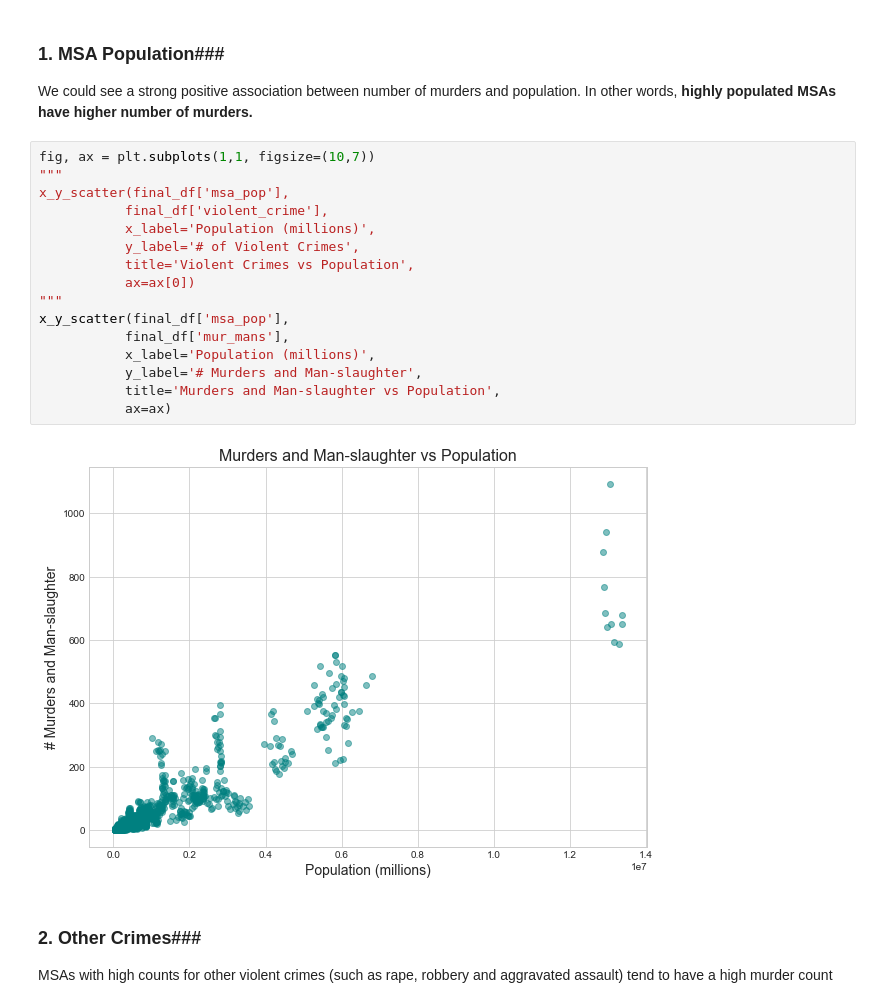
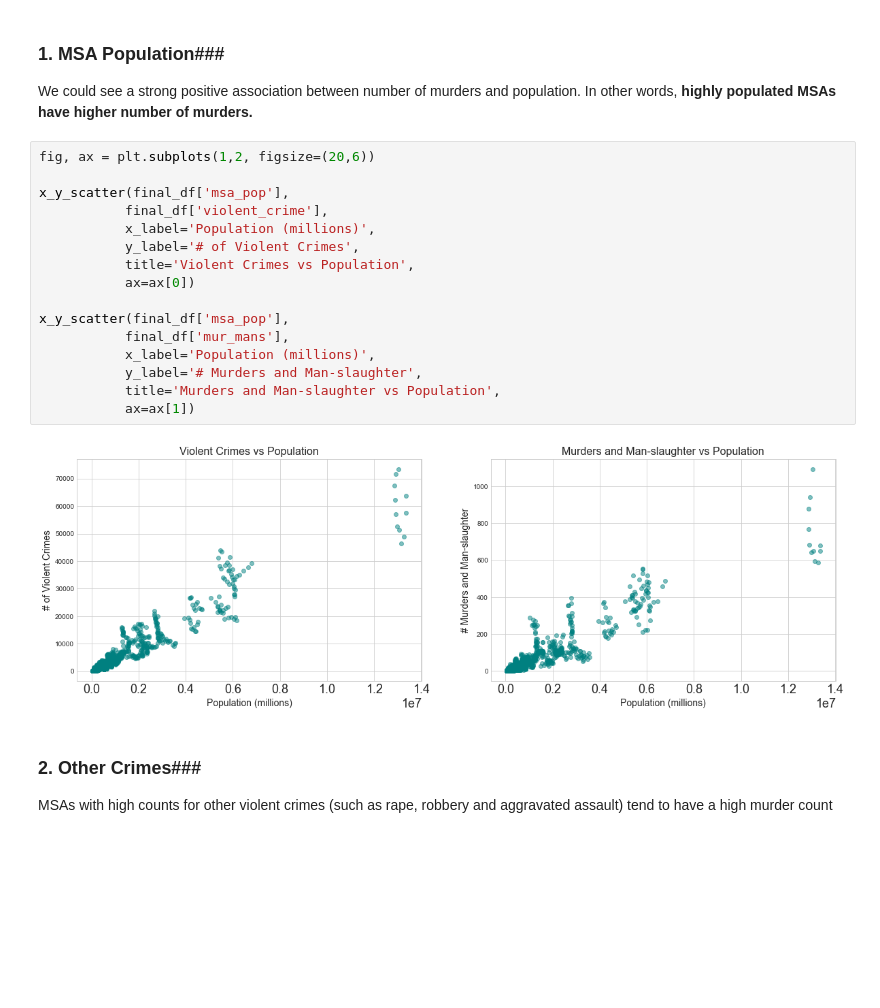
Before and after one commit to cs109group18/project, a Jupyter notebook: eda.ipynb, the cells around one changed output. Cells and saved outputs as stored; diff of their text form; blank space fills up the shorter version.

```diff
--- a/eda.ipynb
+++ b/eda.ipynb
@@ -115,23 +117,23 @@ In this section, we present the Exploratory Data Analysis (EDA) conducted to ide
 
 We could see a strong positive association between number of murders and population. In other words, **highly populated MSAs have higher number of murders.**
 # %%
-fig, ax = plt.subplots(1,1, figsize=(10,7))
-"""
+fig, ax = plt.subplots(1,2, figsize=(20,6))
+
 x_y_scatter(final_df['msa_pop'],
            final_df['violent_crime'],
            x_label='Population (millions)',
            y_label='# of Violent Crimes',
            title='Violent Crimes vs Population',
            ax=ax[0])
-"""
+
 x_y_scatter(final_df['msa_pop'],
            final_df['mur_mans'],
            x_label='Population (millions)',
            y_label='# Murders and Man-slaughter',
            title='Murders and Man-slaughter vs Population',
-           ax=ax)
+           ax=ax[1])
 # %% [output]
-[figure, old version]
+[figure, new version]
 # %% [markdown]
 ### 2. Other Crimes###
 
```
Also changed, not shown: parts of 11 cells of this notebook, 3 other files.
